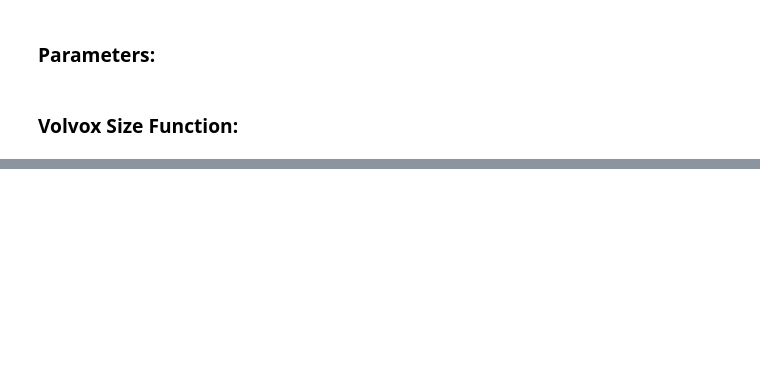
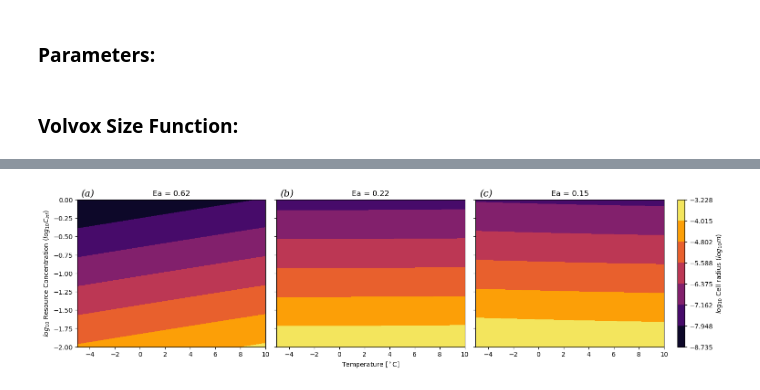
Before and after one commit to wwcrockett/SnowballEarthNotebooks, a Jupyter notebook: Notebook-Choanoblastula-Model.ipynb, the cells around one changed output, grey strips where cells are left out. Cells and saved outputs as stored; diff of their text form; code cells hidden in the pictures; blank space fills up the shorter version.

```diff
--- a/Notebook-Choanoblastula-Model.ipynb
+++ b/Notebook-Choanoblastula-Model.ipynb
@@ -57,4 +60,12 @@ def VolvoxRad(T,Cinf,Ea):
     a = Y / (X-Z)
 
     return a
+
+def VolvoxRadbhalf(T,Cinf,Ea):
+    X = Cinf*np.pi*beta*eta0**-m *np.exp(-m*A/(T-C))
+    Y = 4*B0*np.exp(Ea*(T-T0)/(K*T*T0))*r
+    Z = 6*np.pi*eta0**3 * beta**2* rho * np.exp(A*(1-2*m)/(T-C))/epsilon
+    a = ((Y+Z)/X)**2
+
+    return a
 # %% [markdown]
@@ -134,0 +153,75 @@ plt.show()
+# %%
+Ci = np.linspace(-2,0,100)
+Cs = 10**Ci #Concentration of limiting nutrient far away from the organism [M_O2]
+
+
+Ea0 = 0.62
+Ea1 = 0.22
+Ea2 = 0.15
+
+aa0 = []
+aa1 = []
+aa2 = []
+aaa= []
+
+for Cinf in Cs:
+    a0 = VolvoxRadbhalf(T,Cinf,Ea0)
+    aa0.append(a0)
+    aaa.append(a0)
+
+    a1 = VolvoxRadbhalf(T,Cinf,Ea1)
+    aa1.append(a1)
+    aaa.append(a1)
+
+    a2 = VolvoxRadbhalf(T,Cinf,Ea2)
+    aa2.append(a2)
+    aaa.append(a2)
+
+
+
+Tc = T-273.15
+
+levels = np.linspace(np.min(np.log10(aaa)), np.max(np.log10(aaa)), 8)
+#levels = np.linspace(-4.5, -1.5, 11)
+
+fig, axs = plt.subplots(1,3,sharex=True,sharey=True,layout='constrained',figsize=(15, 4))
+t, c = np.meshgrid(Tc, Cs)
+
+cs0 = axs[0].contourf(t,np.log10(c),np.log10(aa0),levels=levels,cmap='inferno')
+plt.subplot(1,3,1)
+axs[0].set_ylabel(r'$log_{10}$ Resource Concentration '+r'$(log_{10}C_{inf})$')
+axs[0].set_title('Ea = %.2f'%Ea0)
+
+
+cs1 = axs[1].contourf(t,np.log10(c),np.log10(aa1),levels=levels,cmap='inferno')
+plt.subplot(1,3,2)
+axs[1].set_xlabel(r'Temperature [$^\circ$C]')
+axs[1].set_title('Ea = %.2f'%Ea1)
+
+cs2 = axs[2].contourf(t,np.log10(c),np.log10(aa2),levels=levels,cmap='inferno')
+plt.subplot(1,3,3)
+cbar = fig.colorbar(cs2)
+axs[2].set_title('Ea = %.2f'%Ea2)
+
+cbar.ax.set_ylabel(r'$log_{10}$ Cell radius ($log_{10}m$)')
+
+axs[0].text(0.02, 1.07, '(a)', transform=axs[0].transAxes, fontsize=15, fontname='serif', fontstyle='italic', va='top')  # Label subplot a
+axs[1].text(0.02, 1.07, '(b)', transform=axs[1].transAxes, fontsize=15, fontname='serif', fontstyle='italic', va='top')  # Label subplot b
+axs[2].text(0.02, 1.07, '(c)', transform=axs[2].transAxes, fontsize=15, fontname='serif', fontstyle='italic', va='top')  # Label subplot c
+plt.show()
+
+
+
+fig, axs = plt.subplots(1,1,layout = 'constrained')
+t, c = np.meshgrid(Tc, Cs)
+# levels = np.linspace(-4.5, -1.5, 11)
+
+cs = axs.contourf(t,np.log10(c),np.log10(aa0),levels=levels,cmap='inferno')
+#axs.set_ylabel('Resource Concentration: '+r'$C_{inf}$')
+axs.set_title('Choanoblastula, Ea = %.2f' %Ea0)
+axs.set_xlabel(r'Temperature [$^\circ$C]')
+cbar = fig.colorbar(cs)
+cbar.ax.set_ylabel(r'$log_{10}$ Cell radius ($log_{10}m$)')
+plt.show()
+# %% [output]
+[figure, added]
```
Also changed, not shown: parts of 9 cells of this notebook, 2 other files.
